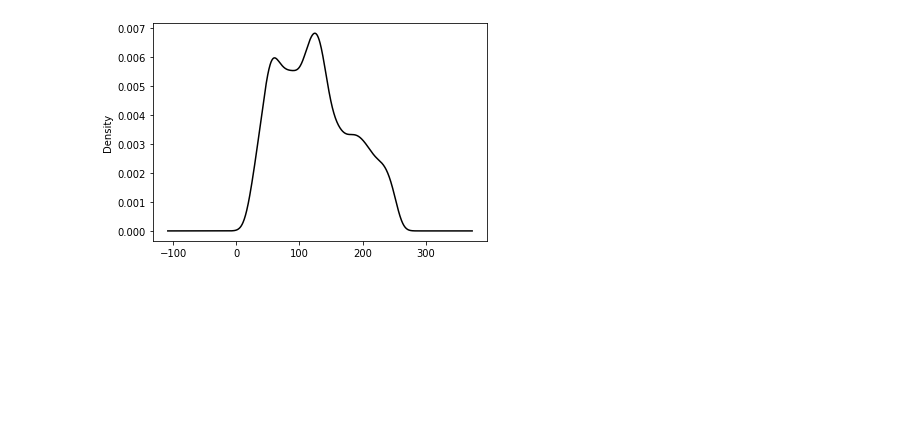
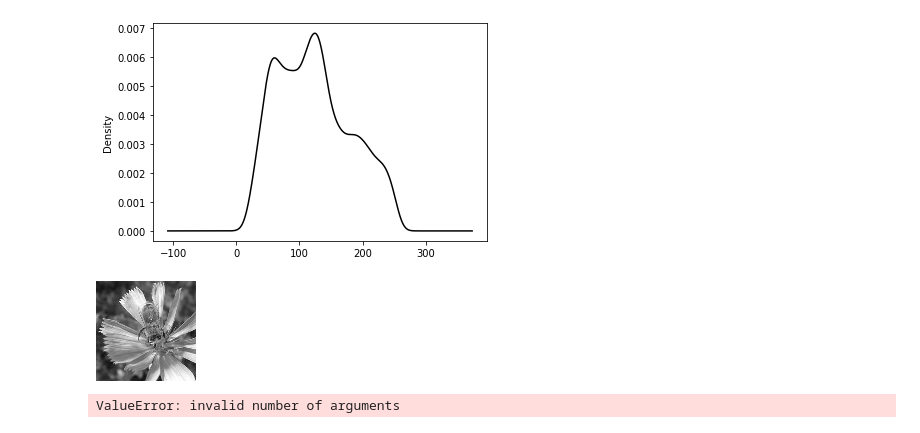
Before and after one commit to juansantateresa/juan, a Jupyter notebook: Projects/Naïve Bees Image Loading and Processing.ipynb, the cells around one changed output. Saved outputs shown, nothing was run; the diff lists cells and outputs as text; code cells hidden in the pictures; blank space fills up the shorter version.

Commit message:
saved image

```diff
--- a/Projects/Naïve Bees Image Loading and Processing.ipynb
+++ b/Projects/Naïve Bees Image Loading and Processing.ipynb
@@ -233,3 +233,9 @@ plot_kde(honey_bw_arr, 'k')
 # %% [output]
 <matplotlib.axes._subplots.AxesSubplot at 0x...>
 [figure]
+# %%
+honey_bw_flip = honey_bw.transpose(Image.FLIP_LEFT_RIGHT)
+# %%
+display(honey_bw_flip)
+# %% [output]
+[figure, added]
@@ -235,0 +244,4 @@ plot_kde(honey_bw_arr, 'k')
+# %%
+honey_hc_arr = np.maximum(honey_bw_arr, cutoff = 100)
+# %% [output]
+ValueError: invalid number of arguments
```
Also changed, not shown: parts of 3 cells of this notebook.
